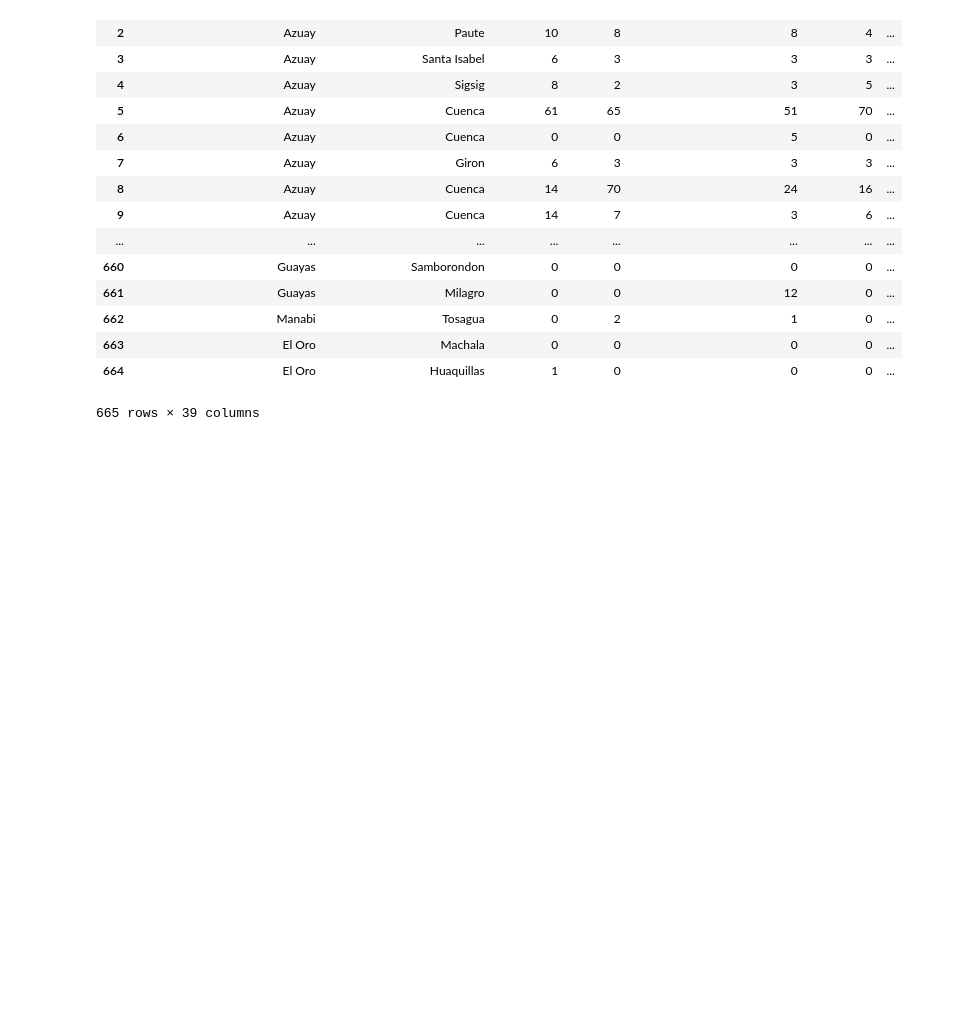
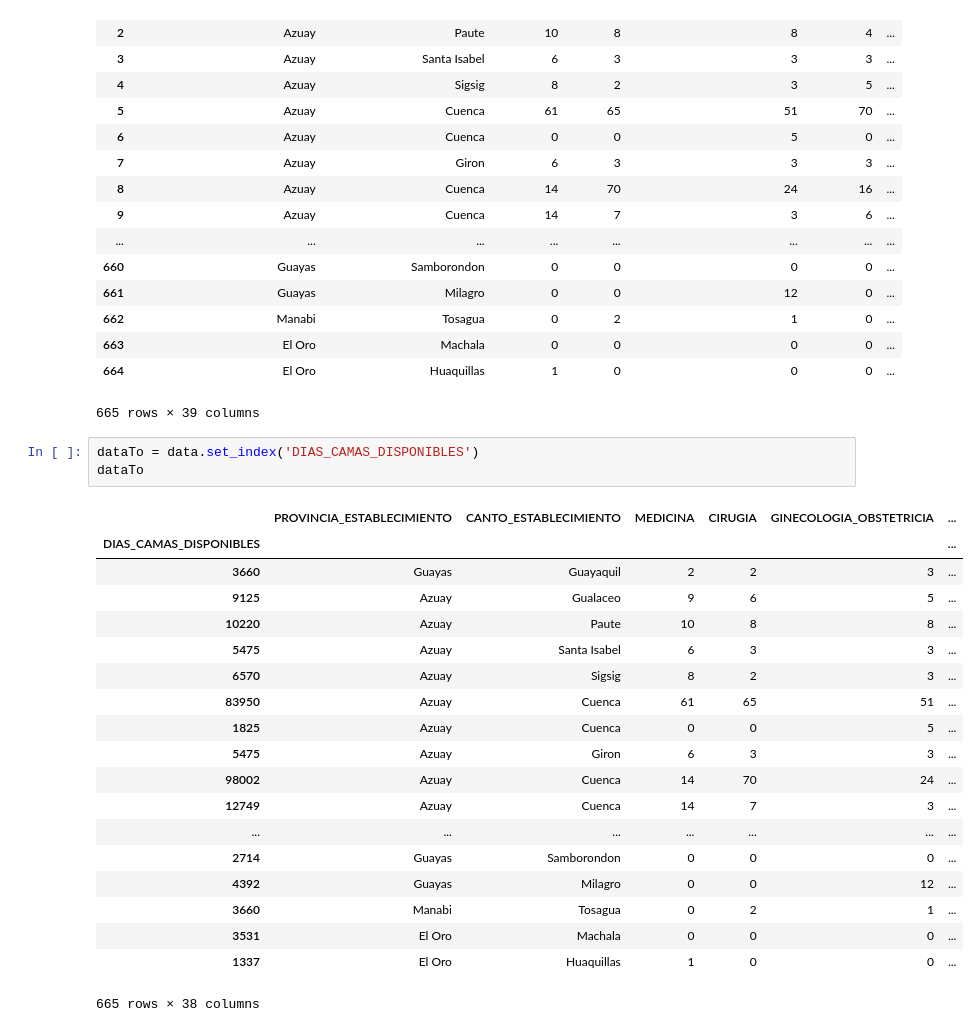
Before and after one commit to programacion-taw-utpl-001/trabajo-final-primer-bimestre-final-005, a Jupyter notebook: Proyecto/Proyecto.ipynb, the cells around one changed output. Saved outputs shown, nothing was run; the diff lists cells and outputs as text; blank space fills up the shorter version.

```diff
--- a/Proyecto/Proyecto.ipynb
+++ b/Proyecto/Proyecto.ipynb
@@ -196,3 +196,26 @@ data
 | 663 | El Oro | Machala | 0 | 0 | 0 | 0 | ... |
 | 664 | El Oro | Huaquillas | 1 | 0 | 0 | 0 | ... |
 665 rows × 39 columns
+# %%
+dataTo = data.set_index('DIAS_CAMAS_DISPONIBLES')
+dataTo
+# %% [output]
+|  | PROVINCIA_ESTABLECIMIENTO | CANTO_ESTABLECIMIENTO | MEDICINA | CIRUGIA | GINECOLOGIA_OBSTETRICIA | ... |
+| DIAS_CAMAS_DISPONIBLES |  |  |  |  |  | ... |
+| 3660 | Guayas | Guayaquil | 2 | 2 | 3 | ... |
+| 9125 | Azuay | Gualaceo | 9 | 6 | 5 | ... |
+| 10220 | Azuay | Paute | 10 | 8 | 8 | ... |
+| 5475 | Azuay | Santa Isabel | 6 | 3 | 3 | ... |
+| 6570 | Azuay | Sigsig | 8 | 2 | 3 | ... |
+| 83950 | Azuay | Cuenca | 61 | 65 | 51 | ... |
+| 1825 | Azuay | Cuenca | 0 | 0 | 5 | ... |
+| 5475 | Azuay | Giron | 6 | 3 | 3 | ... |
+| 98002 | Azuay | Cuenca | 14 | 70 | 24 | ... |
+| 12749 | Azuay | Cuenca | 14 | 7 | 3 | ... |
+| ... | ... | ... | ... | ... | ... | ... |
+| 2714 | Guayas | Samborondon | 0 | 0 | 0 | ... |
+| 4392 | Guayas | Milagro | 0 | 0 | 12 | ... |
+| 3660 | Manabi | Tosagua | 0 | 2 | 1 | ... |
+| 3531 | El Oro | Machala | 0 | 0 | 0 | ... |
+| 1337 | El Oro | Huaquillas | 1 | 0 | 0 | ... |
+665 rows × 38 columns
```
Also changed, not shown: parts of 2 cells of this notebook, 1 other file.
